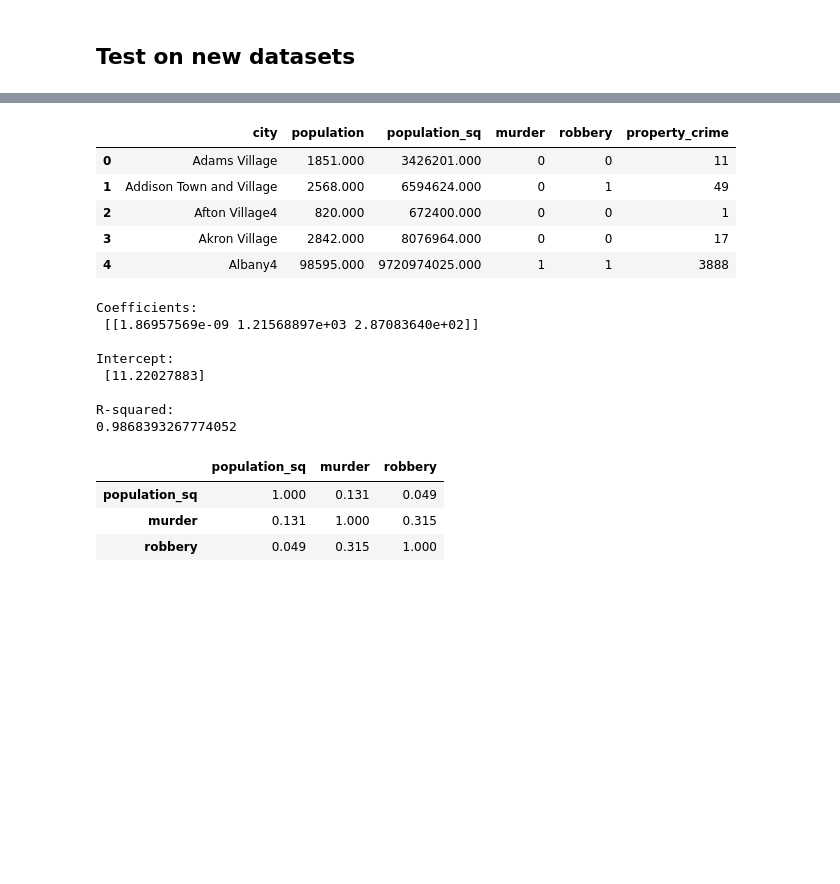
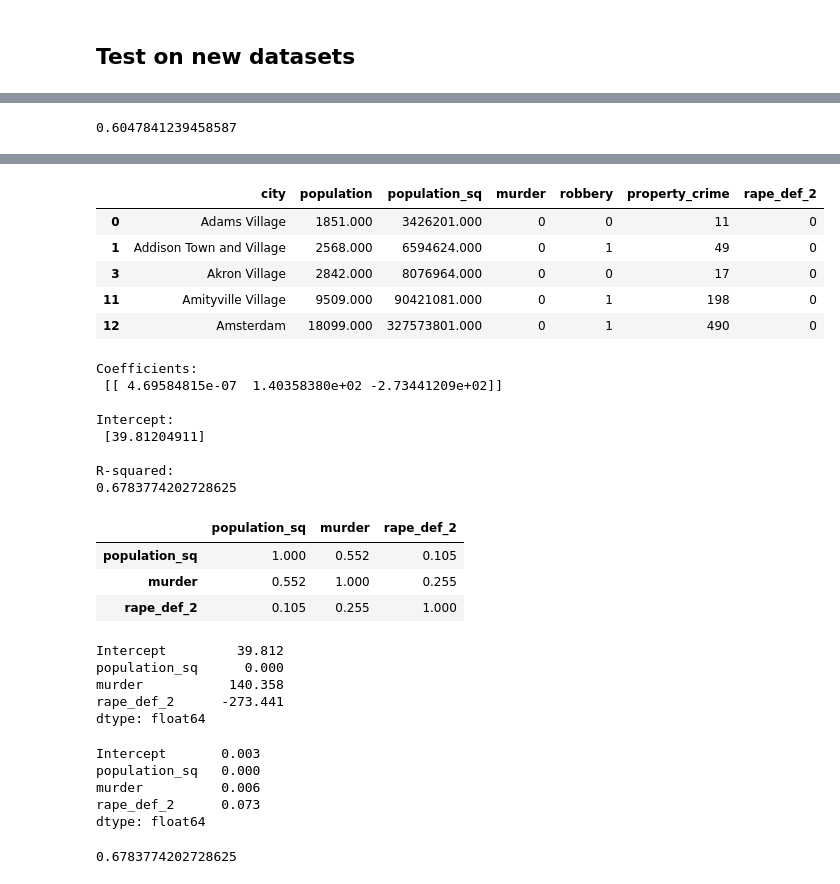
Before and after one commit to brianmcguckin/thinkful_unit_02_supervised_learning, a Jupyter notebook: 02_05_02_validating_linear_regression.ipynb, the cells around one changed output, grey strips where cells are left out. Saved outputs shown, nothing was run; the diff lists cells and outputs as text; code cells hidden in the pictures; blank space fills up the shorter version.

```diff
--- a/02_05_02_validating_linear_regression.ipynb
+++ b/02_05_02_validating_linear_regression.ipynb
@@ -187,3 +301,7 @@ R-squared:
+# %%
+lm_IL_2013.rsquared
+# %% [output]
+0.6047841239458587
 # %%
 #crime data for New York 2014
 NY_2014_raw = pd.read_excel('Table_8_Offenses_Known_to_Law_Enforcement_by_New_York_by_City_2014.xls',
@@ -212,43 +330,48 @@ NY_2014_raw.head()
 | 3 | Akron Village | 2842.000 | 1.000 | 0.000 | nan | 0.000 | 0.000 | 1.000 | ... |
 | 4 | Albany4 | 98595.000 | 802.000 | 8.000 | 54.000 | nan | 237.000 | 503.000 | ... |
 # %%
-#prepare dataframe for regression
+#prepare dataframe for regression. this time leaving murder & robbery in their true values
 NY_2014 = NY_2014_raw[['city', 'population']].copy()
 
 #get population^2 variable
 NY_2014 = NY_2014.dropna(axis=0, subset=['population']) #drop nan values
 NY_2014['population_sq'] = NY_2014['population'] ** 2 #square column and put in new column
 
 #add other desired variables
 NY_2014['murder'], NY_2014['robbery'] = NY_2014_raw['murder'], NY_2014_raw['robbery']
 
 #prepare murder and robbery to be iterated on
 NY_2014['murder'] = NY_2014['murder'].astype(int)
 NY_2014['robbery'] = NY_2014['robbery'].astype(int)
 
 #change values to 0 or 1 for multivariable regression
 NY_2014.loc[NY_2014['murder'] > 0, ['murder']] = 1
 NY_2014.loc[NY_2014['robbery'] > 0, ['robbery']] = 1
 
 #add property crime variable
 NY_2014['property_crime'] = NY_2014_raw['property_crime']
 NY_2014 = NY_2014.dropna(axis=0, subset=['property_crime'])
 NY_2014['property_crime'] = NY_2014['property_crime'].astype(int)
 
+NY_2014['rape_def_2'] = NY_2014_raw['rape_def_2']
+NY_2014 = NY_2014.dropna(axis=0, subset=['rape_def_2'])
+NY_2014['rape_def_2'] = NY_2014['rape_def_2'].astype(int)
+NY_2014.loc[NY_2014['rape_def_2'] > 1, ['rape_def_2']] = 1
+
 NY_2014.head()
 # %% [output]
-|  | city | population | population_sq | murder | robbery | property_crime |
-| 0 | Adams Village | 1851.000 | 3426201.000 | 0 | 0 | 11 |
-| 1 | Addison Town and Village | 2568.000 | 6594624.000 | 0 | 1 | 49 |
-| 2 | Afton Village4 | 820.000 | 672400.000 | 0 | 0 | 1 |
-| 3 | Akron Village | 2842.000 | 8076964.000 | 0 | 0 | 17 |
-| 4 | Albany4 | 98595.000 | 9720974025.000 | 1 | 1 | 3888 |
+|  | city | population | population_sq | murder | robbery | property_crime | rape_def_2 |
+| 0 | Adams Village | 1851.000 | 3426201.000 | 0 | 0 | 11 | 0 |
+| 1 | Addison Town and Village | 2568.000 | 6594624.000 | 0 | 1 | 49 | 0 |
+| 3 | Akron Village | 2842.000 | 8076964.000 | 0 | 0 | 17 | 0 |
+| 11 | Amityville Village | 9509.000 | 90421081.000 | 0 | 1 | 198 | 0 |
+| 12 | Amsterdam | 18099.000 | 327573801.000 | 0 | 1 | 490 | 0 |
 # %%
 #run model
-NY_2014_regr = NY_2014[['population_sq','murder','robbery','property_crime']].copy()
+NY_2014_regr = NY_2014[['population_sq','murder','robbery','property_crime','rape_def_2']].copy()
 
 Y_NY_2014 = NY_2014_regr['property_crime'].values.reshape(-1,1)
-X_NY_2014 = NY_2014_regr[['population_sq','murder','robbery']]
+X_NY_2014 = NY_2014_regr[['population_sq','murder','rape_def_2']]
 regr.fit(X_NY_2014,Y_NY_2014)
 
 #inspect results
@@ -261,14 +384,36 @@ correlation_matrix = X_NY_2014.corr()
 display(correlation_matrix)
 # %% [output]
 Coefficients:
- [[1.86957569e-09 1.21568897e+03 2.87083640e+02]]
+ [[ 4.69584815e-07  1.40358380e+02 -2.73441209e+02]]
 
 Intercept:
- [11.22027883]
+ [39.81204911]
 
 R-squared:
-0.9868393267774052
+0.6783774202728625
-|  | population_sq | murder | robbery |
-| population_sq | 1.000 | 0.131 | 0.049 |
-| murder | 0.131 | 1.000 | 0.315 |
-| robbery | 0.049 | 0.315 | 1.000 |
+|  | population_sq | murder | rape_def_2 |
+| population_sq | 1.000 | 0.552 | 0.105 |
+| murder | 0.552 | 1.000 | 0.255 |
+| rape_def_2 | 0.105 | 0.255 | 1.000 |
+# %%
+lm_NY_2014 = smf.ols(formula=linear_formula, data=NY_2014_regr).fit()
+
+lm_NY_2014.params
+# %% [output]
+Intercept         39.812
+population_sq      0.000
+murder           140.358
+rape_def_2      -273.441
+dtype: float64
+# %%
+lm_NY_2014.pvalues
+# %% [output]
+Intercept       0.003
+population_sq   0.000
+murder          0.006
+rape_def_2      0.073
+dtype: float64
+# %%
+lm_NY_2014.rsquared
+# %% [output]
+0.6783774202728625
```
Also changed, not shown: parts of 16 cells of this notebook.
